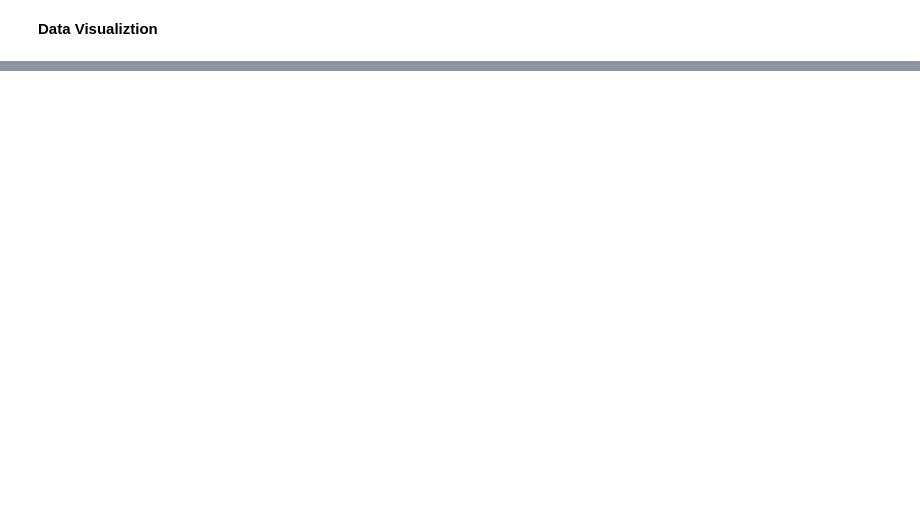
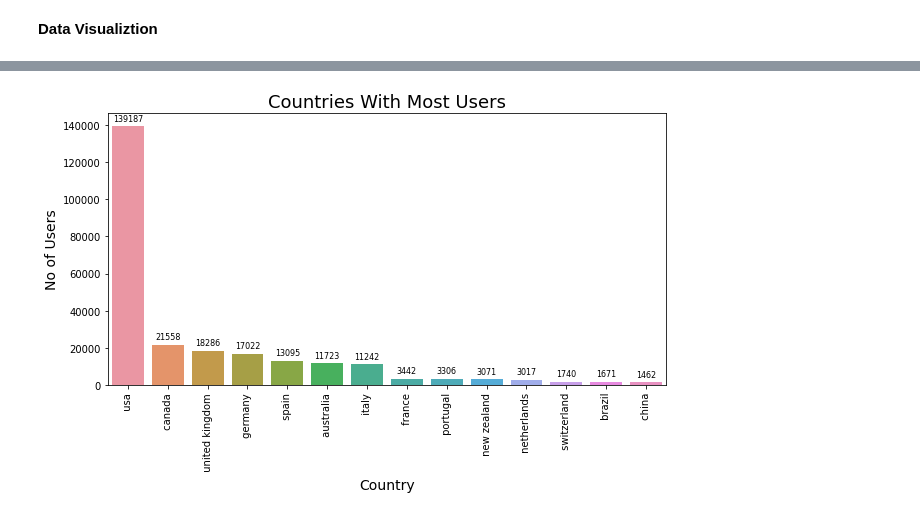
Before and after one commit to Shantanuh10/Book-Recommendation-System, a Jupyter notebook: Book_Recommendation_System_Capstone_Project_4.ipynb, the cells around one changed output, grey strips where cells are left out. Saved outputs shown, nothing was run; the diff lists cells and outputs as text; code cells hidden in the pictures; blank space fills up the shorter version.

```diff
--- a/Book_Recommendation_System_Capstone_Project_4.ipynb
+++ b/Book_Recommendation_System_Capstone_Project_4.ipynb
@@ -170,0 +429,22 @@ ratings_with_name = ratings.merge(books,on='ISBN')
+# %%
+#Showing countries with most number of users
+my_dict=(users['country'].value_counts()).to_dict()
+count= pd.DataFrame(list(my_dict.items()),columns = ['c','count'])
+f = count.sort_values(by=['count'], ascending = False)
+f = f.head(15)
+f.drop(7,inplace=True)
+fig=plt.figure(figsize=(10,5))
+ax = sns.barplot(y = 'count',x= 'c' , data = f)
+ax.set_xticklabels(ax.get_xticklabels(), rotation=90,horizontalalignment='center')
+for bar in ax.patches:
+    ax.annotate(format(bar.get_height(), '.0f'),
+                   (bar.get_x() + bar.get_width() / 2,
+                    bar.get_height()), ha='center', va='center',
+                   size=8, xytext=(0,8),
+                   textcoords='offset points')
+plt.xlabel("Country", size=14)
+plt.ylabel("No of Users", size=14)
+plt.title("Countries With Most Users", size=18)
+plt.show()
+# %% [output]
+[figure, added]
```
Also changed, not shown: parts of 26 cells of this notebook.
